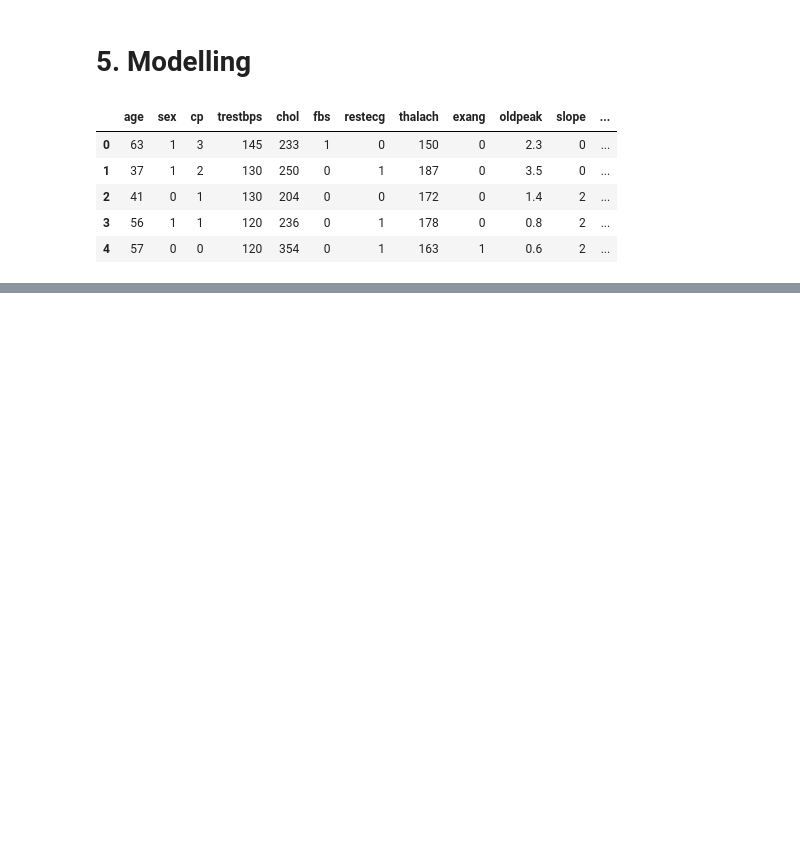
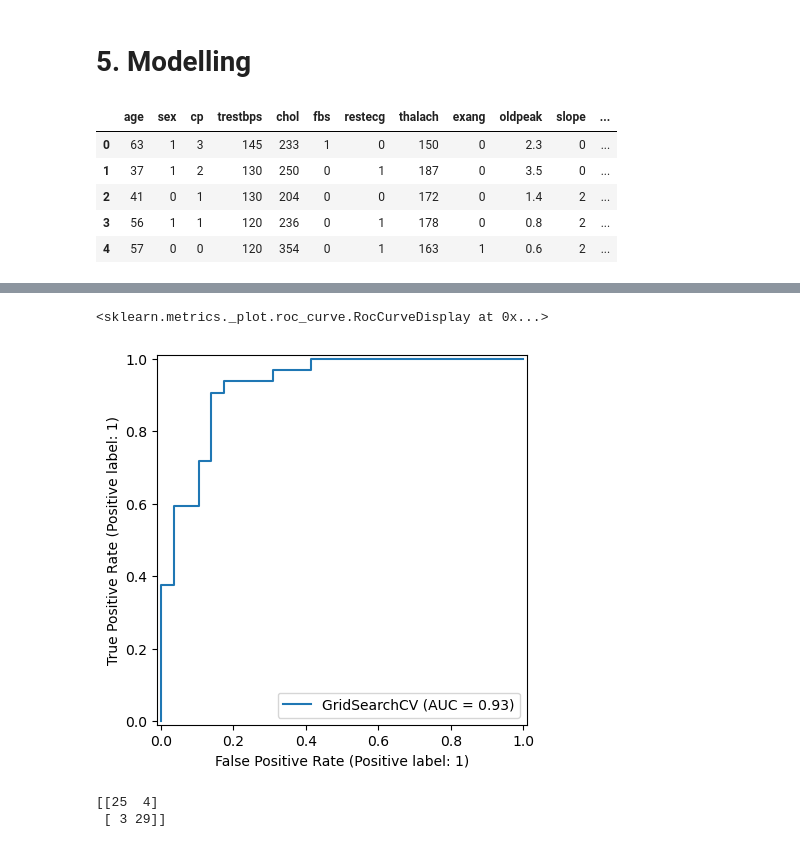
Before and after one commit to Ahmad-Reza/heart-disease-classification, a Jupyter notebook: heart-disease-classification.ipynb, the cells around one changed output, grey strips where cells are left out. Cells and saved outputs as stored; diff of their text form; code cells hidden in the pictures; blank space fills up the shorter version.

```diff
--- a/heart-disease-classification.ipynb
+++ b/heart-disease-classification.ipynb
@@ -355,3 +355,7 @@ df.head()
 | 2 | 41 | 0 | 1 | 130 | 204 | 0 | 0 | 172 | 0 | 1.4 | 2 | ... |
 | 3 | 56 | 1 | 1 | 120 | 236 | 0 | 1 | 178 | 0 | 0.8 | 2 | ... |
 | 4 | 57 | 0 | 0 | 120 | 354 | 0 | 1 | 163 | 1 | 0.6 | 2 | ... |
+# %%
+# Split data into X and y
+X = df.drop("target", axis=1)
+y = df["target"]
@@ -357,0 +633,12 @@ df.head()
+# %%
+# Tune LogisticRegression
+np.random.seed(42)
+
+# Setup random hyperparameter search for LogisticRegression
+rs_log_reg = RandomizedSearchCV(LogisticRegression(),
+                               param_distributions=log_reg_grid,
+                               cv=5,
+                               n_iter=20,
+                               verbose=True)
+
+rs_log_reg.fit(X_train, y_train)
@@ -357,0 +665,13 @@ df.head()
+# %%
+# Setup random see
+np.random.seed(42)
+
+# Setup random hyperparameter search for RandomForestClassifier
+rs_rf = RandomizedSearchCV(RandomForestClassifier(),
+                           param_distributions=rf_grid,
+                           cv=5,
+                           n_iter=20,
+                           verbose=True)
+
+# Fit random hyperparameter search model for RandomForestClassifier()
+rs_rf.fit(X_train, y_train)
@@ -357,0 +704,13 @@ df.head()
+# %%
+# Different hyperparameters for our LogisticRegression Model
+log_reg_grid = {"C": np.logspace(-4, 4, 30),
+               "solver": ["liblinear"]}
+
+# Setup grid hypermeter search for LogisticRegession
+gs_log_reg = GridSearchCV(LogisticRegression(),
+                         param_grid=log_reg_grid,
+                         cv=5,
+                         verbose=True)
+
+# Fit grid hyperparameter search model
+gs_log_reg.fit(X_train, y_train)
@@ -357,0 +777,12 @@ df.head()
+# %%
+# Plot ROC curve and AUC matric
+RocCurveDisplay.from_estimator(gs_log_reg, X_test, y_test)
+# %% [output]
+<sklearn.metrics._plot.roc_curve.RocCurveDisplay at 0x...>
+[figure, added]
+# %%
+# Confusion matrix
+print(confusion_matrix(y_test, y_preds))
+# %% [output]
+[[25  4]
+ [ 3 29]]
```
Also changed, not shown: parts of 34 cells of this notebook.
